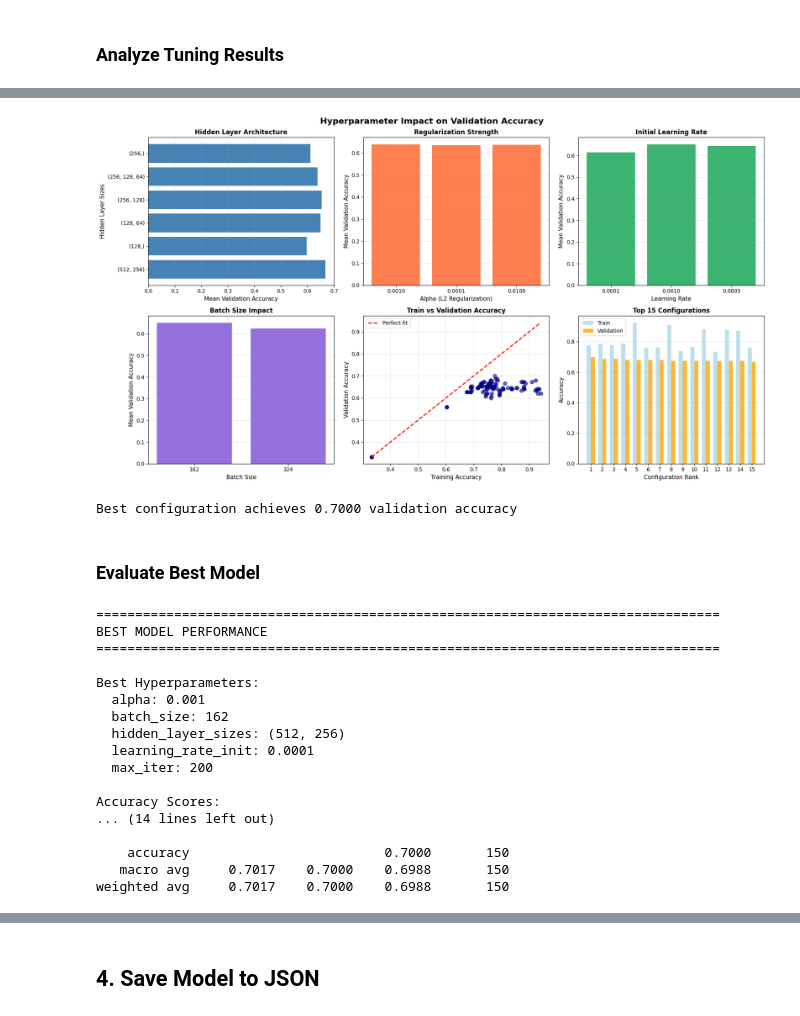
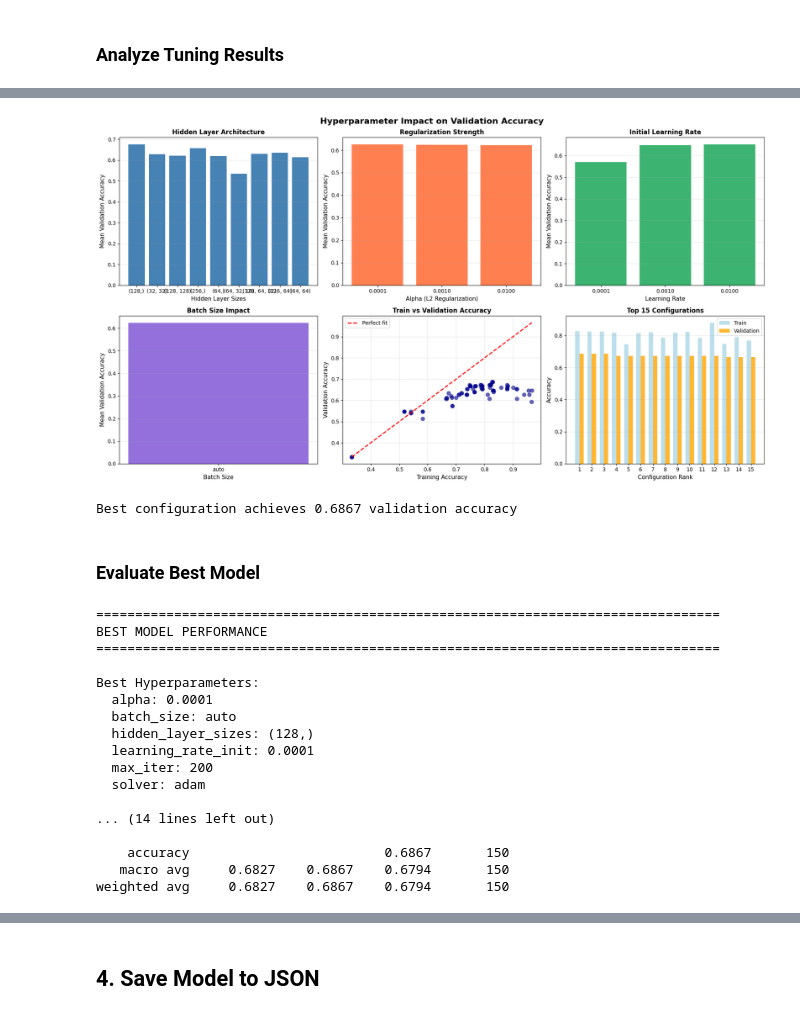
Before and after one commit to David1425/CSC311_project, a Jupyter notebook: src/mlp_demo.ipynb, the cells around one changed output, grey strips where cells are left out. Saved outputs shown, nothing was run; the diff lists cells and outputs as text; code cells hidden in the pictures.

```diff
--- a/src/mlp_demo.ipynb
+++ b/src/mlp_demo.ipynb
@@ -23,10 +31,12 @@ import matplotlib.pyplot as plt
 # %%
-# Configure data paths
 train_data_path = 'data/train_data_raw.csv'
 val_data_path = 'data/validation_data_raw.csv'
 test_data_path = 'data/test_data_raw.csv'
 random_seed = 42
 
+vectorizer = TfidfVectorizer
+normalize_data = True
+
 print("Data paths configured")
 print(f"Train: {train_data_path}")
 print(f"Validation: {val_data_path}")
@@ -39,9 +49,9 @@ Test: data/test_data_raw.csv
 # %% [markdown]
 ## 2. Prepare Data
 # %%
-# Initialize TfidfVectorizer and build vocabulary
-dataloader = TfidfVectorizer(seed=random_seed, truncate_length=3)
+dataloader = vectorizer(seed=random_seed, truncate_length=4)
 dataloader.build_vocab(train_data_path, verbose=True)
+# dataloader.build_svd(train_data_path, normalize=True, verbose=True)
 
 print(f"\nVocabulary size: {dataloader.get_vocab_size()}")
 # %% [output]
@@ -53,8 +63,8 @@ Vocabulary size: 934
 # %%
 # Generate TF-IDF features for train and test sets
-X_train, y_train = dataloader.generate_Xt(train_data_path, normalize=False, verbose=True)
-X_test, y_test = dataloader.generate_Xt(test_data_path, normalize=False, verbose=True)
-X_val, y_val = dataloader.generate_Xt(val_data_path, normalize=False, verbose=True)
+X_train, y_train = dataloader.generate_Xt(train_data_path, normalize=normalize_data, verbose=True)
+X_test, y_test = dataloader.generate_Xt(test_data_path, normalize=normalize_data, verbose=True)
+X_val, y_val = dataloader.generate_Xt(val_data_path, normalize=normalize_data, verbose=True)
 
 print(f"\nX_train shape: {X_train.shape}")
 print(f"y_train shape: {y_train.shape}")
@@ -314,5 +292,4 @@ Summary Statistics:
 # %%
-# Visualize hyperparameter impact
 fig, axes = plt.subplots(2, 3, figsize=(18, 10))
 fig.suptitle('Hyperparameter Impact on Validation Accuracy', fontsize=16, fontweight='bold')
 
@@ -327,11 +304,11 @@ for r in results_list:
     layer_sizes[key].append(r['val_accuracy'])
 
 layer_means = {k: np.mean(v) for k, v in layer_sizes.items()}
-axes[0, 0].barh(list(layer_means.keys()), list(layer_means.values()), color='steelblue')
-axes[0, 0].set_xlabel('Mean Validation Accuracy', fontsize=11)
-axes[0, 0].set_ylabel('Hidden Layer Sizes', fontsize=11)
+axes[0, 0].bar(list(layer_means.keys()), list(layer_means.values()), color='steelblue')
+axes[0, 0].set_ylabel('Mean Validation Accuracy', fontsize=11)
+axes[0, 0].set_xlabel('Hidden Layer Sizes', fontsize=11)
 axes[0, 0].set_title('Hidden Layer Architecture', fontsize=12, fontweight='bold')
-axes[0, 0].grid(axis='x', alpha=0.3)
+axes[0, 0].grid(axis='y', alpha=0.3)
 
 # 2. Alpha (L2 regularization)
 alpha_values = {}
@@ -394,35 +371,35 @@ axes[1, 1].set_xlabel('Training Accuracy', fontsize=11)
 axes[1, 1].set_ylabel('Validation Accuracy', fontsize=11)
 axes[1, 1].set_title('Train vs Validation Accuracy', fontsize=12, fontweight='bold')
 axes[1, 1].legend()
 axes[1, 1].grid(alpha=0.3)
 
 # 6. Top 15 configurations comparison
 top_n = 15
 top_configs = results_list[:top_n]
 indices = range(1, len(top_configs) + 1)
 train_top = [r['train_accuracy'] for r in top_configs]
 val_top = [r['val_accuracy'] for r in top_configs]
 
 x = np.arange(len(indices))
 width = 0.35
 
 axes[1, 2].bar(x - width/2, train_top, width, label='Train', color='lightblue', alpha=0.8)
 axes[1, 2].bar(x + width/2, val_top, width, label='Validation', color='orange', alpha=0.8)
 axes[1, 2].set_xlabel('Configuration Rank', fontsize=11)
 axes[1, 2].set_ylabel('Accuracy', fontsize=11)
 axes[1, 2].set_title(f'Top {top_n} Configurations', fontsize=12, fontweight='bold')
 axes[1, 2].set_xticks(x)
 axes[1, 2].set_xticklabels(indices)
 axes[1, 2].legend()
 axes[1, 2].grid(axis='y', alpha=0.3)
 
 plt.tight_layout()
 plt.show()
 
 print(f"\nBest configuration achieves {tuning_results['best_score']:.4f} validation accuracy")
 # %% [output]
-[figure, old version]
+[figure, new version]
-Best configuration achieves 0.7000 validation accuracy
+Best configuration achieves 0.6867 validation accuracy
 # %% [markdown]
 ### Evaluate Best Model
 # %%
@@ -441,7 +418,7 @@ for key, value in best_params.items():
 print(f"\n{'Accuracy Scores:'}")
 print(f"  Training Accuracy:   {accuracy_score(y_train, best_train_pred):.4f}")
 print(f"  Validation Accuracy: {accuracy_score(y_val, best_val_pred):.4f}")
-print(f"  Test Accuracy:       {accuracy_score(y_test, best_test_pred):.4f}")
+# print(f"  Test Accuracy:       {accuracy_score(y_test, best_test_pred):.4f}")
 
 print(f"\n{'Training Details:'}")
 print(f"  Number of iterations: {best_mlp.n_iter_}")
@@ -455,18 +432,18 @@ BEST MODEL PERFORMANCE
 ================================================================================
 
 Best Hyperparameters:
-  alpha: 0.001
-  batch_size: 162
-  hidden_layer_sizes: (512, 256)
+  alpha: 0.0001
+  batch_size: auto
+  hidden_layer_sizes: (128,)
   learning_rate_init: 0.0001
   max_iter: 200
+  solver: adam
 
-Accuracy Scores:
 ... (14 lines left out)
 
-    accuracy                         0.7000       150
-   macro avg     0.7017    0.7000    0.6988       150
-weighted avg     0.7017    0.7000    0.6988       150
+    accuracy                         0.6867       150
+   macro avg     0.6827    0.6867    0.6794       150
+weighted avg     0.6827    0.6867    0.6794       150
 # %%
 print(f"Training on: {len(X_train)} samples")
 print(f"Validation set (for final evaluation): {len(X_val)} samples")
```
Also changed, not shown: parts of 14 cells of this notebook, 8 other files.
